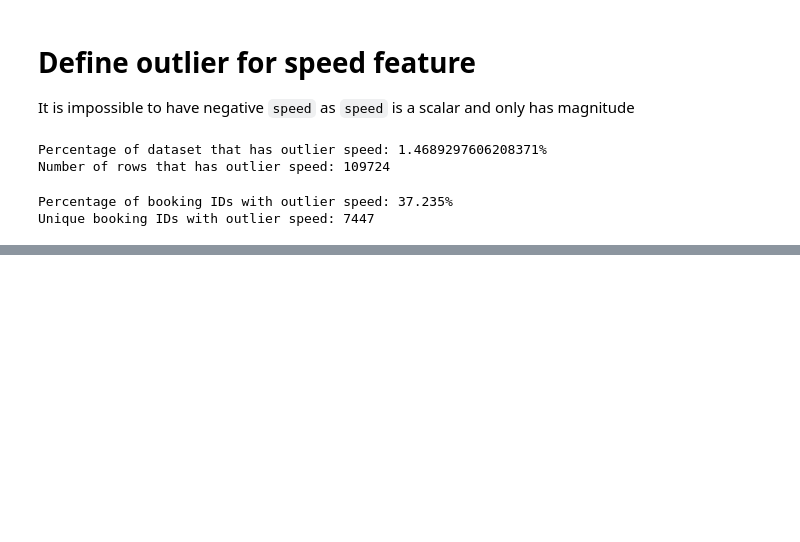
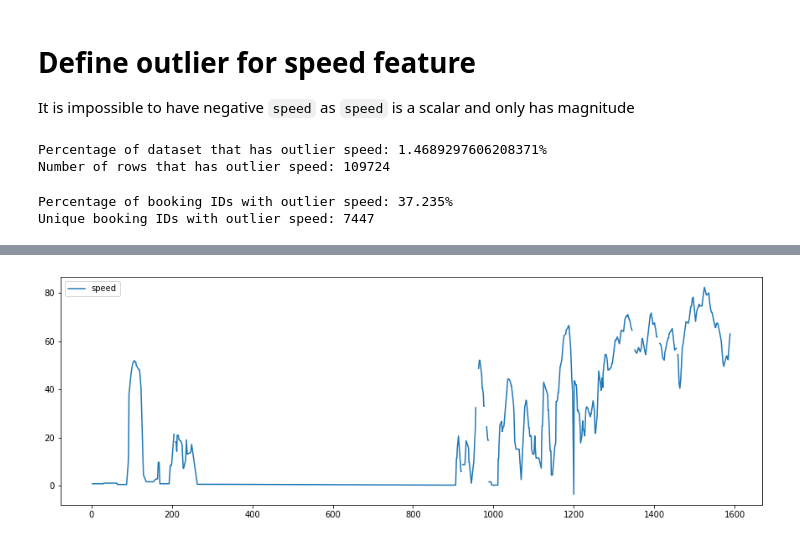
Before and after one commit to timothyckl/Just-Taxi-Analysis, a Jupyter notebook: analysis/outliers.ipynb, the cells around one changed output, grey strips where cells are left out. Saved outputs shown, nothing was run; the diff lists cells and outputs as text; code cells hidden in the pictures; blank space fills up the shorter version.

```diff
--- a/analysis/outliers.ipynb
+++ b/analysis/outliers.ipynb
@@ -165,0 +180,8 @@ Unique booking IDs with outlier speed: 7447
+# %%
+# matplotlib multiple lineplot
+plt.figure(figsize=(15, 5))
+plt.plot(taxi_df[taxi_df['booking_id'] == 0]['second'], taxi_df[taxi_df['booking_id'] == 0]['speed (km/h)'], label='speed')
+plt.legend()
+plt.show()
+# %% [output]
+[figure, added]
```
Also changed, not shown: parts of 10 cells of this notebook, 1 other file.
